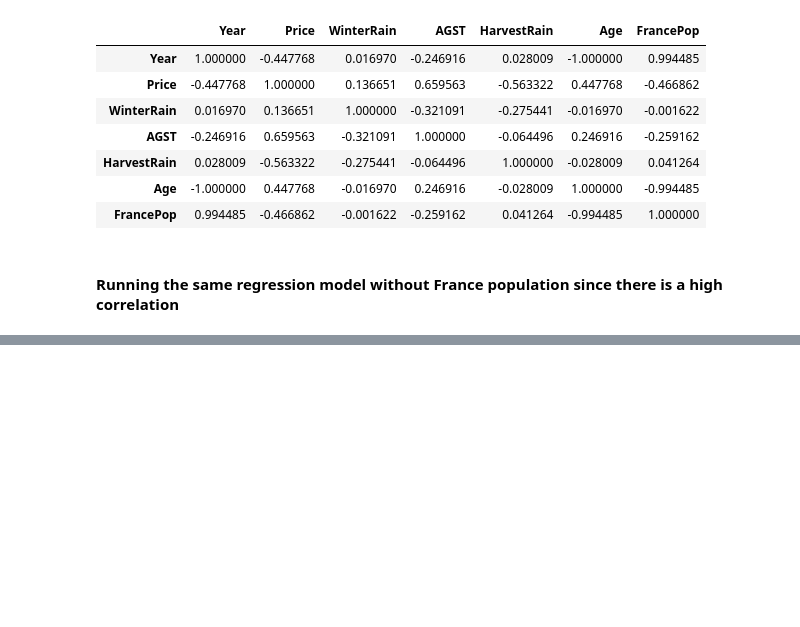
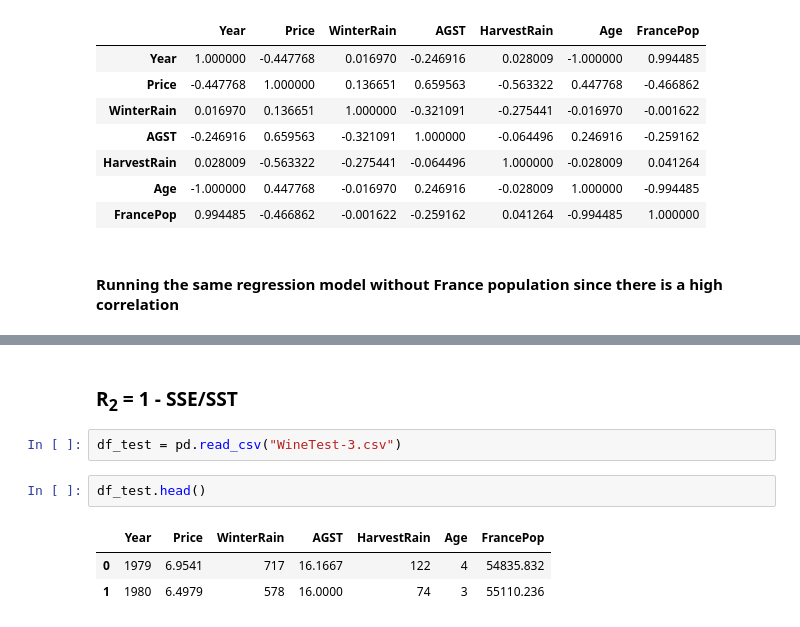
Before and after one commit to sarthakjain24/UWMSIS510, a Jupyter notebook: In Class/Lecture 1: The Statistical Sommelier/linear_regression.ipynb, the cells around one changed output, grey strips where cells are left out. Cells and saved outputs as stored; diff of their text form; blank space fills up the shorter version.

```diff
--- a/In Class/Lecture 1: The Statistical Sommelier/linear_regression.ipynb
+++ b/In Class/Lecture 1: The Statistical Sommelier/linear_regression.ipynb
@@ -258,3 +258,13 @@ Notes:
 [1] Standard Errors assume that the covariance matrix of the errors is correctly specified.
 [2] The condition number is large, 1.91e+04. This might indicate that there are
 strong multicollinearity or other numerical problems.
+# %% [markdown]
+### R<sub>2</sub> = 1 - SSE/SST
+# %%
+df_test = pd.read_csv("WineTest-3.csv")
+# %%
+df_test.head()
+# %% [output]
+|  | Year | Price | WinterRain | AGST | HarvestRain | Age | FrancePop |
+| 0 | 1979 | 6.9541 | 717 | 16.1667 | 122 | 4 | 54835.832 |
+| 1 | 1980 | 6.4979 | 578 | 16.0000 | 74 | 3 | 55110.236 |
```
Also changed, not shown: parts of 15 cells of this notebook.
